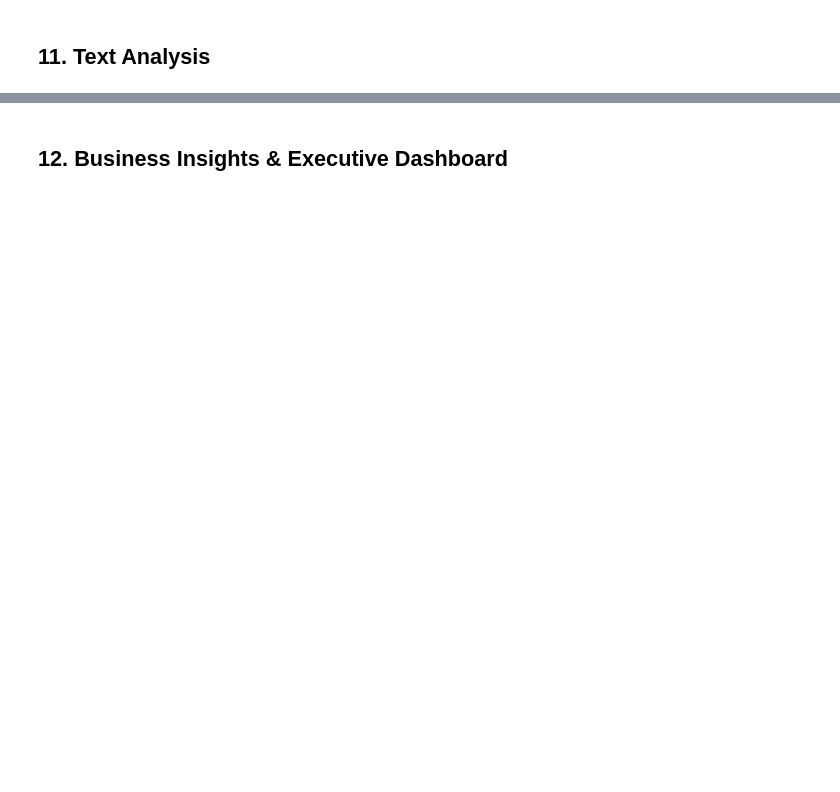
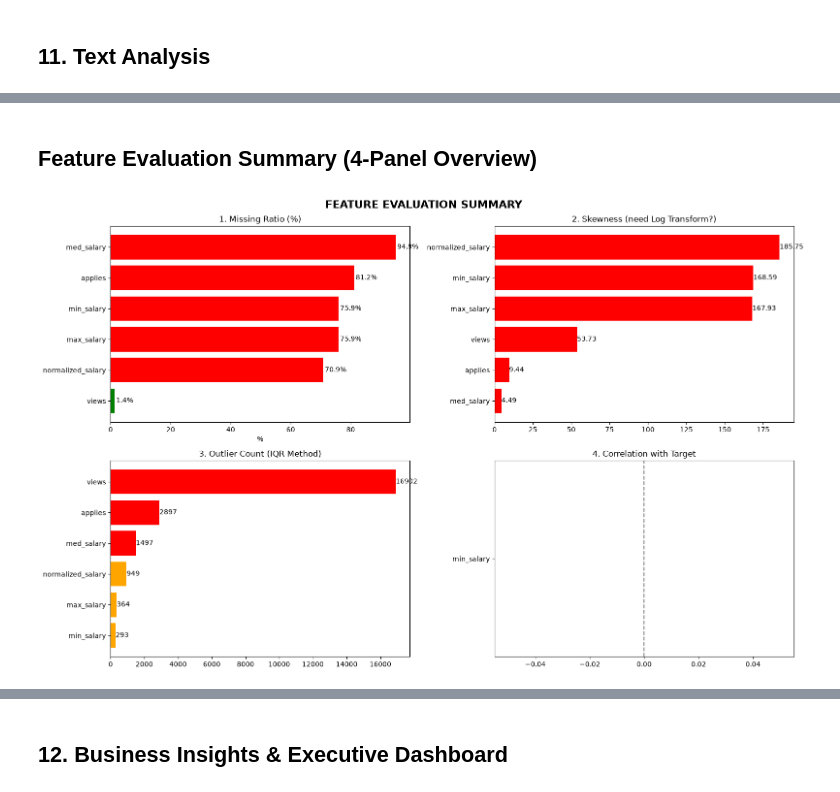
Before and after one commit to levantuanem/DS_Job_Recommend_Projects, a Jupyter notebook: notebooks/03_eda.ipynb, the cells around one changed output, grey strips where cells are left out. Saved outputs shown, nothing was run; the diff lists cells and outputs as text; code cells hidden in the pictures; blank space fills up the shorter version.

Commit message:
Update: Hoàn thiện 12 mục EDA, Feature Evaluation Panel và EDA Report

```diff
--- a/notebooks/03_eda.ipynb
+++ b/notebooks/03_eda.ipynb
@@ -338,0 +547,76 @@ if TARGET in df.columns and 'desc_length' in df.columns:
+# %% [markdown]
+## Feature Evaluation Summary (4-Panel Overview)
+# %%
+eval_cols = [c for c in ['min_salary', 'med_salary', 'max_salary',
+                          'normalized_salary', 'views', 'applies']
+             if c in df.columns]
+
+fig, axes = plt.subplots(2, 2, figsize=(16, 10))
+
+# --- 1. Missing Ratio (%) ---
+missing = (df[eval_cols].isnull().sum() / len(df) * 100).sort_values(ascending=True)
+colors_m = ['red' if v > 50 else 'orange' if v > 20 else 'green' for v in missing]
+axes[0, 0].barh(missing.index, missing.values, color=colors_m)
+axes[0, 0].set_title('1. Missing Ratio (%)')
+axes[0, 0].set_xlabel('%')
+for i, v in enumerate(missing.values):
+    axes[0, 0].text(v + 0.5, i, f'{v:.1f}%', va='center')
+
+# --- 2. Skewness ---
+skew = df[eval_cols].skew().sort_values(ascending=True)
+colors_s = ['red' if abs(v) > 2 else 'orange' if abs(v) > 1 else 'green' for v in skew]
+axes[0, 1].barh(skew.index, skew.values, color=colors_s)
+axes[0, 1].set_title('2. Skewness (need Log Transform?)')
+axes[0, 1].axvline(x=0, color='black', linestyle='--', alpha=0.5)
+for i, v in enumerate(skew.values):
+    axes[0, 1].text(v + 0.05, i, f'{v:.2f}', va='center')
+
+# --- 3. Outlier Count (IQR method) ---
+outlier_counts = {}
+for col in eval_cols:
+    data = df[col].dropna()
+    q1, q3 = data.quantile(0.25), data.quantile(0.75)
+    iqr = q3 - q1
+    outlier_counts[col] = ((data < q1 - 1.5*iqr) | (data > q3 + 1.5*iqr)).sum()
+oc = pd.Series(outlier_counts).sort_values(ascending=True)
+colors_o = ['red' if v > 1000 else 'orange' if v > 100 else 'green' for v in oc]
+axes[1, 0].barh(oc.index, oc.values, color=colors_o)
+axes[1, 0].set_title('3. Outlier Count (IQR Method)')
+for i, v in enumerate(oc.values):
+    axes[1, 0].text(v + 5, i, str(v), va='center')
+
+# --- 4. Correlation with Target (encoded) ---
+if TARGET in df.columns:
+    temp = df[eval_cols + [TARGET]].dropna()
+    temp['target_enc'] = temp[TARGET].astype('category').cat.codes
+    corr_target = temp[eval_cols].corrwith(temp['target_enc']).sort_values(ascending=True)
+    colors_t = ['green' if abs(v) > 0.3 else 'orange' if abs(v) > 0.1 else 'gray' for v in corr_target]
+    axes[1, 1].barh(corr_target.index, corr_target.values, color=colors_t)
+    axes[1, 1].set_title('4. Correlation with Target')
+    axes[1, 1].axvline(x=0, color='black', linestyle='--', alpha=0.5)
+    for i, v in enumerate(corr_target.values):
+        axes[1, 1].text(v + 0.01, i, f'{v:.3f}', va='center')
+
+plt.suptitle('FEATURE EVALUATION SUMMARY', fontsize=16, fontweight='bold')
+plt.tight_layout()
+plt.show()
+
+print('>>> RECOMMENDATIONS:')
+print('    GREEN  = Good, keep as-is')
+print('    ORANGE = Warning, needs treatment')
+print('    RED    = Critical, consider dropping or heavy transformation')
+print()
+for col in eval_cols:
+    issues = []
+    m = df[col].isnull().sum() / len(df) * 100
+    s = abs(df[col].skew()) if df[col].notna().sum() > 0 else 0
+    o = outlier_counts.get(col, 0)
+    if m > 50: issues.append('missing=' + str(round(m)) + '%')
+    if s > 2: issues.append('skew=' + str(round(s,1)) + ' -> log transform')
+    if o > 1000: issues.append('outliers=' + str(o))
+    if not issues:
+        print('    ' + col + ': OK')
+    else:
+        print('    ' + col + ': ' + ', '.join(issues))
+# %% [output]
+[figure, added]
```
Also changed, not shown: parts of 22 cells of this notebook, 3 other files.
